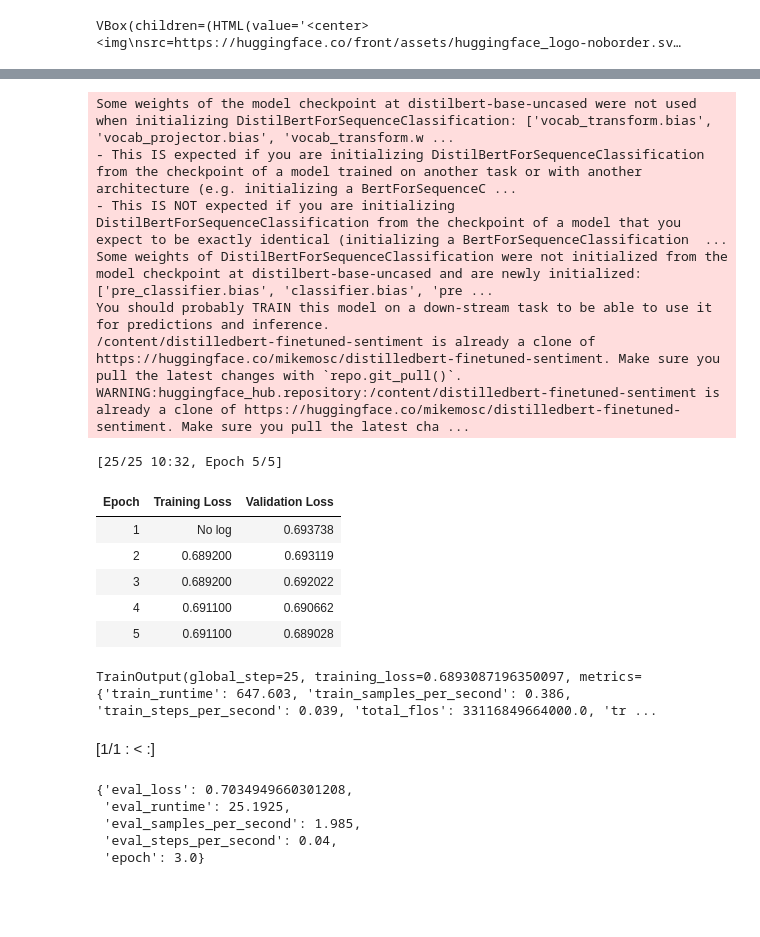
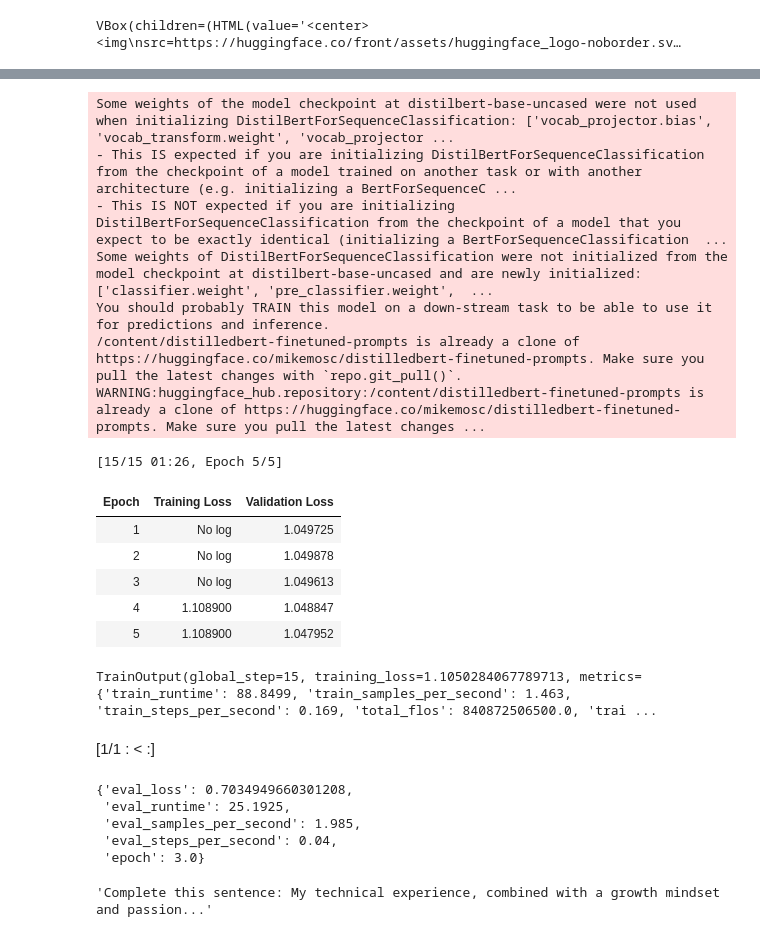
Before and after one commit to michaelmoschitto/CoverLetterGPT, a Jupyter notebook: Promptclassification.ipynb, the cells around one changed output, grey strips where cells are left out. Drawn from its saved outputs; the diff is of its cells as text; code cells hidden in the pictures; blank space fills up the shorter version.

```diff
--- a/Promptclassification.ipynb
+++ b/Promptclassification.ipynb
@@ -62,3 +155,5 @@ test_texts, test_labels = read_imdb_split('aclImdb/test')
 # %%
 from sklearn.model_selection import train_test_split
-train_texts, val_texts, train_labels, val_labels = train_test_split(train_texts, train_labels, test_size=.2)
+train_prompts, val_prompts, train_labels, val_labels = train_test_split(list(train_data["prompt"].values), list(train_data["target"].values), test_size=.2, shuffle=True)
+# train_texts, val_texts, train_labels, val_labels = train_test_split(train_texts, train_labels, test_size=.2)
+print(train_labels, train_prompts)
@@ -65,9 +162,9 @@ train_texts, val_texts, train_labels, val_labels = train_test_split(train_texts,
 # %%
-train_texts = train_texts[:50]
-val_texts = val_texts[:50]
-test_texts = test_texts[:50]
+# train_texts = train_texts[:50]
+# val_texts = val_texts[:50]
+# test_texts = test_texts[:50]
 
-train_labels = train_labels[:50]
-val_labels = val_labels[:50]
-test_labels = test_labels[:50]
+# train_labels = train_labels[:50]
+# val_labels = val_labels[:50]
+# test_labels = test_labels[:50]
 # %%
@@ -82,13 +179,13 @@ print(train_labels[0], train_texts[0][:])
 from transformers import DistilBertTokenizerFast
 tokenizer = DistilBertTokenizerFast.from_pretrained('distilbert-base-uncased')
 # %%
-train_encodings = tokenizer(train_texts, truncation=True, padding=True)
-val_encodings = tokenizer(val_texts, truncation=True, padding=True)
-test_encodings = tokenizer(test_texts, truncation=True, padding=True)
+train_encodings = tokenizer(train_prompts, truncation=True, padding=True)
+val_encodings = tokenizer(val_prompts, truncation=True, padding=True)
+# test_encodings = tokenizer(test_prompts, truncation=True, padding=True)
 # %%
 import torch
 
-class IMDbDataset(torch.utils.data.Dataset):
+class PromptsDataset(torch.utils.data.Dataset):
     def __init__(self, encodings, labels):
         self.encodings = encodings
         self.labels = labels
@@ -101,9 +198,9 @@ class IMDbDataset(torch.utils.data.Dataset):
     def __len__(self):
         return len(self.labels)
 
-train_dataset = IMDbDataset(train_encodings, train_labels)
-val_dataset = IMDbDataset(val_encodings, val_labels)
-test_dataset = IMDbDataset(test_encodings, test_labels)
+train_dataset = PromptsDataset(train_encodings, train_labels)
+val_dataset = PromptsDataset(val_encodings, val_labels)
+# test_dataset = PromptsDataset(test_encodings, test_labels)
 # %%
 train_dataset[5]
 # %% [output]
@@ -136,48 +222,48 @@ def compute_metrics(eval_pred):
 from transformers import DistilBertForSequenceClassification, Trainer, TrainingArguments
 
 training_args = TrainingArguments(
-    f"distilledbert-finetuned-sentiment",
+    f"distilledbert-finetuned-prompts",
     evaluation_strategy = "epoch",
     save_strategy = "epoch",
     # output_dir='./results',          # output directory
     num_train_epochs=5,              # total number of training epochs
     per_device_train_batch_size=10,  # batch size per device during training
     per_device_eval_batch_size=5,   # batch size for evaluation
     warmup_steps=500,                # number of warmup steps for learning rate scheduler
     weight_decay=0.01,               # strength of weight decay
     logging_dir='./logs',            # directory for storing logs
     logging_steps=10,
     push_to_hub=True,
     # metric_for_best_model="accuracy",
 )
 
-model = DistilBertForSequenceClassification.from_pretrained("distilbert-base-uncased")
+model = DistilBertForSequenceClassification.from_pretrained("distilbert-base-uncased", num_labels=3)
 
 trainer = Trainer(
     model=model,                         # the instantiated 🤗 Transformers model to be trained
     args=training_args,                  # training arguments, defined above
     train_dataset=train_dataset,         # training dataset
     eval_dataset=val_dataset,             # evaluation dataset
     # compute_metrics=compute_metrics
 )
 
 trainer.train()
 # %% [output]
-Some weights of the model checkpoint at distilbert-base-uncased were not used when initializing DistilBertForSequenceClassification: ['vocab_transform.bias', 'vocab_projector.bias', 'vocab_transform.w ...
+Some weights of the model checkpoint at distilbert-base-uncased were not used when initializing DistilBertForSequenceClassification: ['vocab_projector.bias', 'vocab_transform.weight', 'vocab_projector ...
 - This IS expected if you are initializing DistilBertForSequenceClassification from the checkpoint of a model trained on another task or with another architecture (e.g. initializing a BertForSequenceC ...
 - This IS NOT expected if you are initializing DistilBertForSequenceClassification from the checkpoint of a model that you expect to be exactly identical (initializing a BertForSequenceClassification  ...
-Some weights of DistilBertForSequenceClassification were not initialized from the model checkpoint at distilbert-base-uncased and are newly initialized: ['pre_classifier.bias', 'classifier.bias', 'pre ...
+Some weights of DistilBertForSequenceClassification were not initialized from the model checkpoint at distilbert-base-uncased and are newly initialized: ['classifier.weight', 'pre_classifier.weight',  ...
 You should probably TRAIN this model on a down-stream task to be able to use it for predictions and inference.
-/content/distilledbert-finetuned-sentiment is already a clone of https://huggingface.co/mikemosc/distilledbert-finetuned-sentiment. Make sure you pull the latest changes with `repo.git_pull()`.
-WARNING:huggingface_hub.repository:/content/distilledbert-finetuned-sentiment is already a clone of https://huggingface.co/mikemosc/distilledbert-finetuned-sentiment. Make sure you pull the latest cha ...
+/content/distilledbert-finetuned-prompts is already a clone of https://huggingface.co/mikemosc/distilledbert-finetuned-prompts. Make sure you pull the latest changes with `repo.git_pull()`.
+WARNING:huggingface_hub.repository:/content/distilledbert-finetuned-prompts is already a clone of https://huggingface.co/mikemosc/distilledbert-finetuned-prompts. Make sure you pull the latest changes ...
-[25/25 10:32, Epoch 5/5]
+[15/15 01:26, Epoch 5/5]
 | Epoch | Training Loss | Validation Loss |
-| 1 | No log | 0.693738 |
-| 2 | 0.689200 | 0.693119 |
-| 3 | 0.689200 | 0.692022 |
-| 4 | 0.691100 | 0.690662 |
-| 5 | 0.691100 | 0.689028 |
+| 1 | No log | 1.049725 |
+| 2 | No log | 1.049878 |
+| 3 | No log | 1.049613 |
+| 4 | 1.108900 | 1.048847 |
+| 5 | 1.108900 | 1.047952 |
-TrainOutput(global_step=25, training_loss=0.6893087196350097, metrics={'train_runtime': 647.603, 'train_samples_per_second': 0.386, 'train_steps_per_second': 0.039, 'total_flos': 33116849664000.0, 'tr ...
+TrainOutput(global_step=15, training_loss=1.1050284067789713, metrics={'train_runtime': 88.8499, 'train_samples_per_second': 1.463, 'train_steps_per_second': 0.169, 'total_flos': 840872506500.0, 'trai ...
 # %%
 trainer.evaluate()
 # %% [output]
@@ -187,6 +273,10 @@ trainer.evaluate()
  'eval_samples_per_second': 1.985,
  'eval_steps_per_second': 0.04,
  'epoch': 3.0}
+# %%
+train_prompts[2]
+# %% [output]
+'Complete this sentence: My technical experience, combined with a growth mindset and passion...'
 # %%
 from transformers import DistilBertTokenizer
 
```
Also changed, not shown: parts of 9 cells of this notebook.
